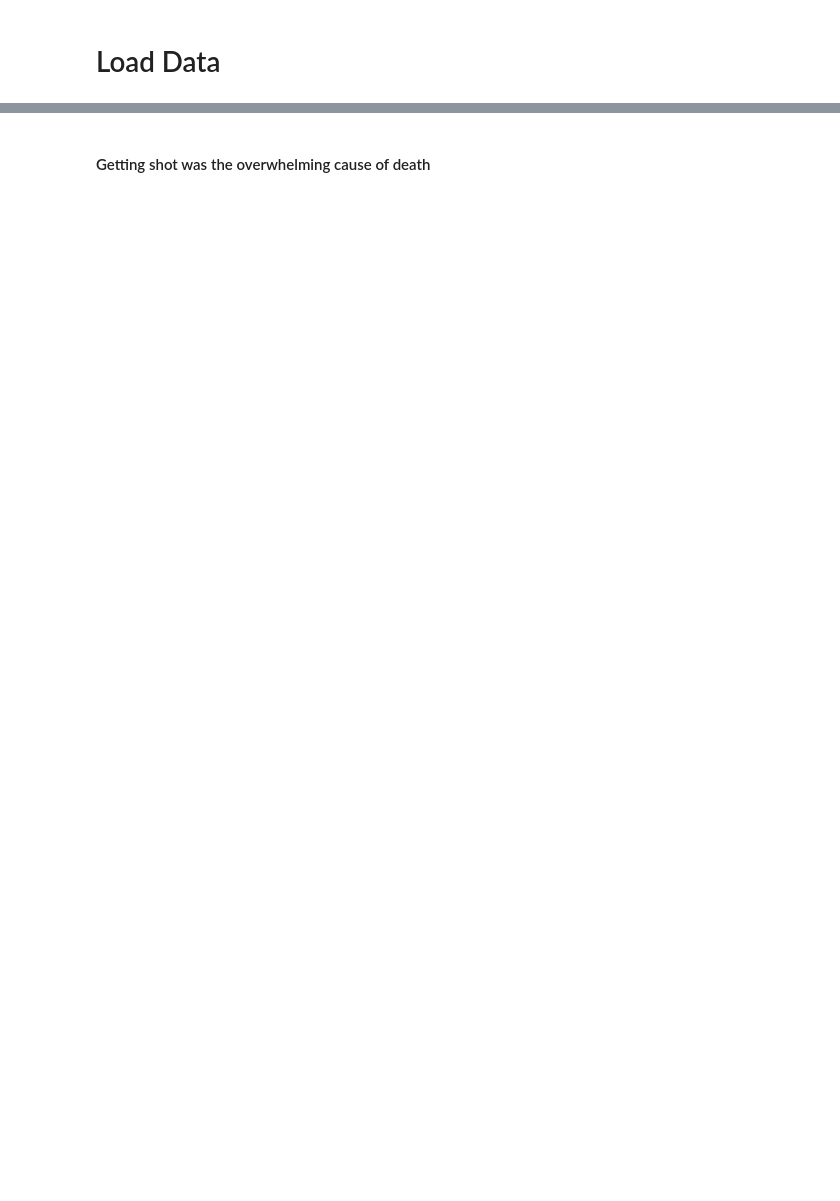
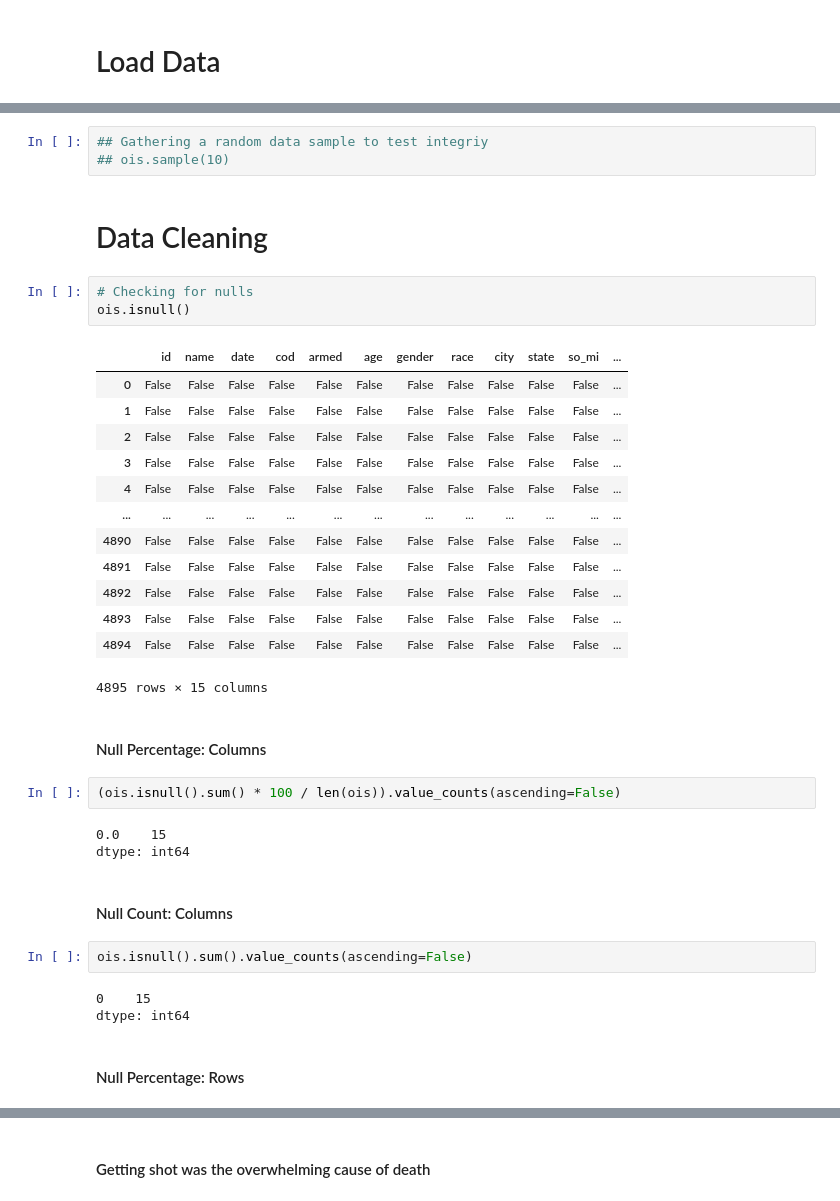
Before and after one commit to kofile-10/OfficerInvolvedShootings, a Jupyter notebook: OIS.ipynb, the cells around one changed output, grey strips where cells are left out. Drawn from its saved outputs; the diff is of its cells as text; blank space fills up the shorter version.

```diff
--- a/OIS.ipynb
+++ b/OIS.ipynb
@@ -42,2 +77,40 @@ Data columns (total 15 columns):
 dtypes: bool(2), float64(1), int64(1), object(11)
 memory usage: 506.8+ KB
+# %%
+## Gathering a random data sample to test integriy
+## ois.sample(10)
+# %% [markdown]
+# Data Cleaning
+# %%
+# Checking for nulls
+ois.isnull()
+# %% [output]
+|  | id | name | date | cod | armed | age | gender | race | city | state | so_mi | ... |
+| 0 | False | False | False | False | False | False | False | False | False | False | False | ... |
+| 1 | False | False | False | False | False | False | False | False | False | False | False | ... |
+| 2 | False | False | False | False | False | False | False | False | False | False | False | ... |
+| 3 | False | False | False | False | False | False | False | False | False | False | False | ... |
+| 4 | False | False | False | False | False | False | False | False | False | False | False | ... |
+| ... | ... | ... | ... | ... | ... | ... | ... | ... | ... | ... | ... | ... |
+| 4890 | False | False | False | False | False | False | False | False | False | False | False | ... |
+| 4891 | False | False | False | False | False | False | False | False | False | False | False | ... |
+| 4892 | False | False | False | False | False | False | False | False | False | False | False | ... |
+| 4893 | False | False | False | False | False | False | False | False | False | False | False | ... |
+| 4894 | False | False | False | False | False | False | False | False | False | False | False | ... |
+4895 rows × 15 columns
+# %% [markdown]
+#### Null Percentage: Columns
+# %%
+(ois.isnull().sum() * 100 / len(ois)).value_counts(ascending=False)
+# %% [output]
+0.0    15
+dtype: int64
+# %% [markdown]
+#### Null Count: Columns
+# %%
+ois.isnull().sum().value_counts(ascending=False)
+# %% [output]
+0    15
+dtype: int64
+# %% [markdown]
+#### Null Percentage: Rows
```
Also changed, not shown: parts of 97 cells of this notebook.
